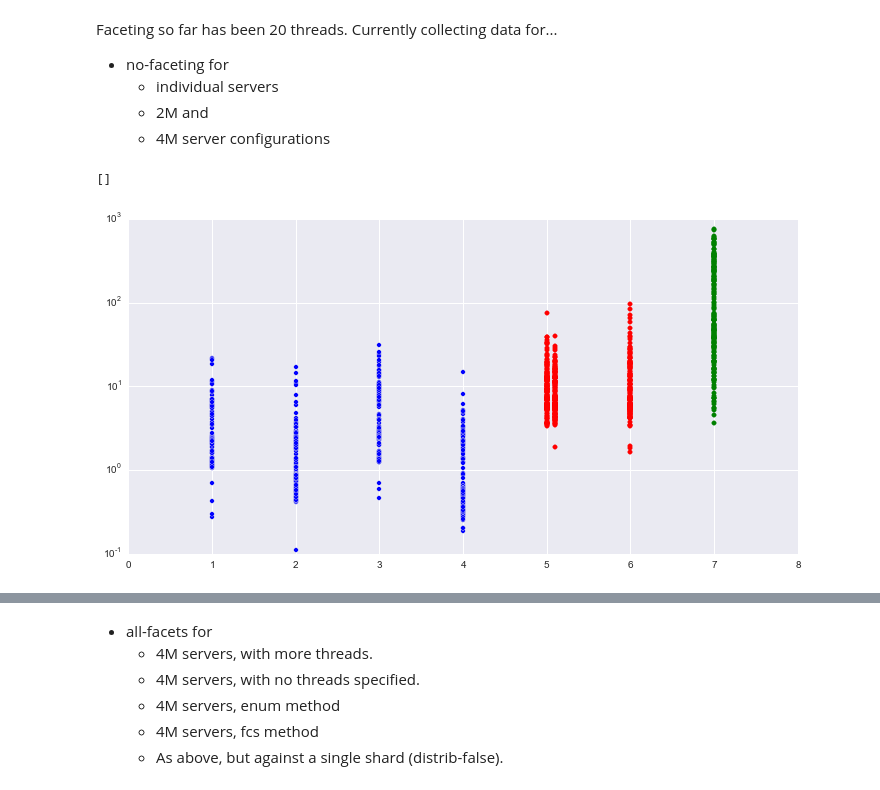
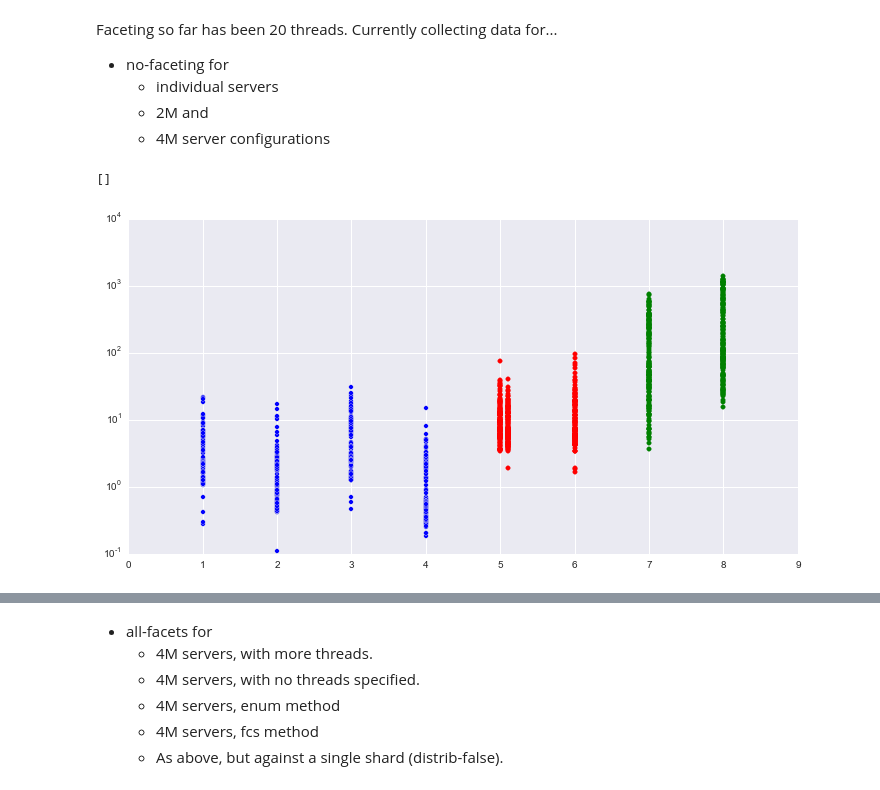
Before and after one commit to anjackson/keeping-codes, a Jupyter notebook: experiments/Scaling The Indexer.ipynb, the cells around one changed output, grey strips where cells are left out. Saved outputs shown, nothing was run; the diff lists cells and outputs as text; code cells hidden in the pictures.

Commit message:
Adding most recent Solr query data.

```diff
--- a/experiments/Scaling The Indexer.ipynb
+++ b/experiments/Scaling The Indexer.ipynb
@@ -1325,31 +1325,34 @@ def loadSB2( file ):
         if len(cols) > 1 and re.match(".*QTime.*",cols[0]) and not re.match(".*-ALL.*",cols[0]):
             qt = float(cols[1])/1000.0
             nf = int(cols[3])
             wc = float(cols[5])/1000.0
             qts.append(qt)
             nhs.append(nf)
     ins.close()
     return (np.array(qts), np.array(nhs))
 
 qtnf181, nfnf181 = loadSB2("solr-bench/testv3-no-facets-181-only.log")
 qtnf182, nfnf182 = loadSB2("solr-bench/testv3-no-facets-182-only.log")
 qtnf203, nfnf203 = loadSB2("solr-bench/testv3-no-facets-203-only.log")
 qtnf215, nfnf215 = loadSB2("solr-bench/testv3-no-facets-215-only.log")
 qtnf2m, nfnf2m = loadSB2("solr-bench/testv3-no-facets-2servers.log")
 qtnf2m2, nfnf2m2 = loadSB2("solr-bench/testv3-no-facets-2servers-2.log")
 qtnf4m, nfnf4m = loadSB2("solr-bench/testv3-no-facets-4servers.log")
 qtaf4m, nfaf4m = loadSB2("solr-bench/testv3-all-facets-4servers-100threads.log")
+qtaf2m_fcs, nfaf2m_fcs = loadSB2("solr-bench/testv3-all-facets-2servers-fcs.log")
+
 
 fig = plt.figure(figsize=(12, 6))
 plt.scatter(np.repeat(1, qtnf181.shape[0]), qtnf181, label="181");
 plt.scatter(np.repeat(2, qtnf182.shape[0]), qtnf182, label="182");
 plt.scatter(np.repeat(3, qtnf203.shape[0]), qtnf203, label="203");
 plt.scatter(np.repeat(4, qtnf215.shape[0]), qtnf215, label="215");
 plt.scatter(np.repeat(5, qtnf2m.shape[0]), qtnf2m, label="2m", color="red");
 plt.scatter(np.repeat(5.1, qtnf2m2.shape[0]), qtnf2m2, label="2m2", color="red");
 plt.scatter(np.repeat(6, qtnf4m.shape[0]), qtnf4m, label="4m", color="red");
 plt.scatter(np.repeat(7, qtaf4m.shape[0]), qtaf4m, label="AF-4m", color="green");
+plt.scatter(np.repeat(8, qtaf2m_fcs.shape[0]), qtaf2m_fcs, label="AF-2m-FCS", color="green");
 plt.semilogy()
 # %% [output]
 []
-[figure, old version]
+[figure, new version]
```
Also changed, not shown: parts of 3 cells of this notebook, 29 other files.
